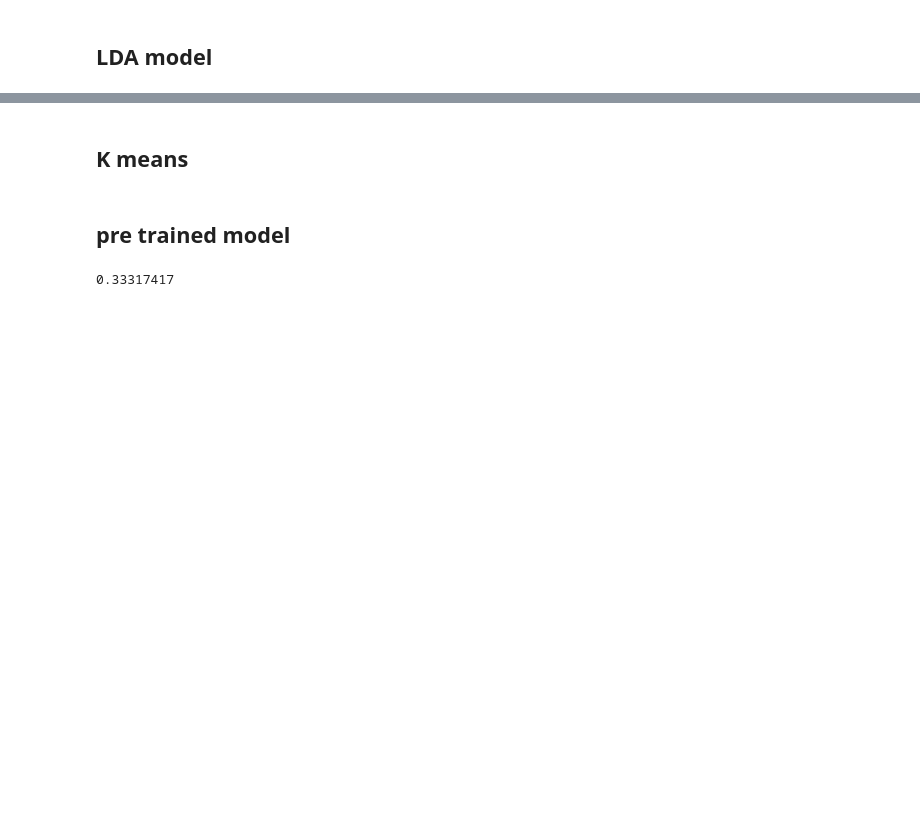
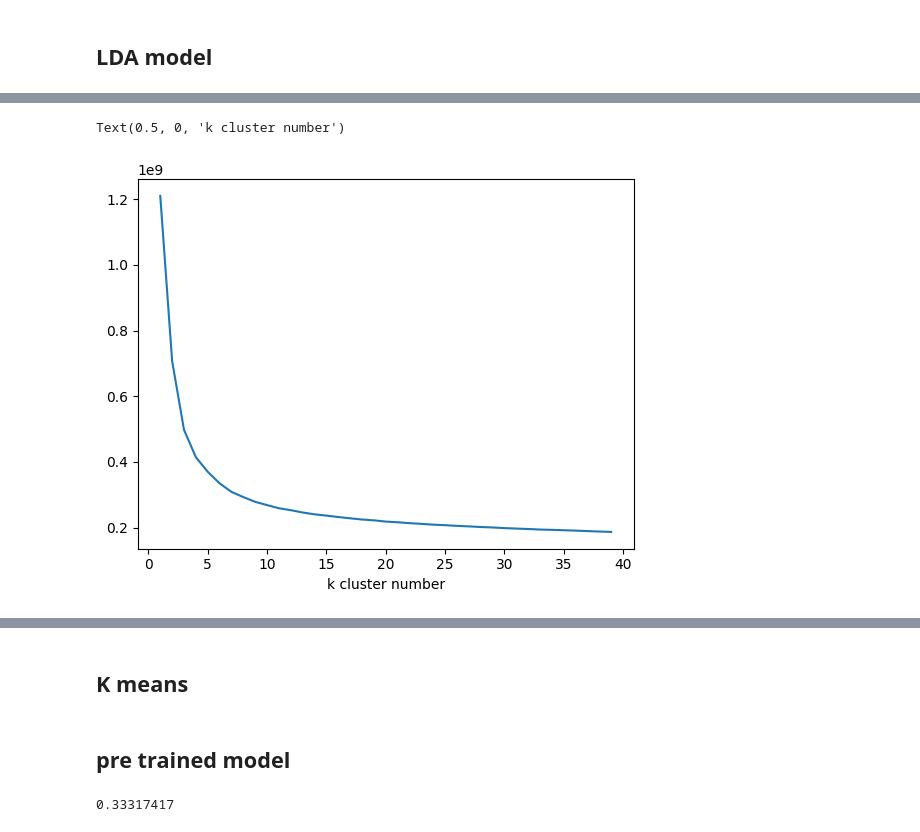
Before and after one commit to martafillol/affinity_at_scale, a Jupyter notebook: notebooks/LDA_model.ipynb, the cells around one changed output, grey strips where cells are left out. Saved outputs shown, nothing was run; the diff lists cells and outputs as text; code cells hidden in the pictures; blank space fills up the shorter version.

```diff
--- a/notebooks/LDA_model.ipynb
+++ b/notebooks/LDA_model.ipynb
@@ -195,2 +227,11 @@ See the caveats in the documentation: https://pandas.pydata.org/pandas-docs/stab
 # %% [markdown]
 ## LDA model
+# %%
+#vectorize
+import pandas as pd
+
+all_texts = pd.read_csv("/Users/martafillolbruguera/code/affinity_at_scale/data/all_texts.csv", sep=",")
+cleaned = pd.read_csv("/Users/martafillolbruguera/code/affinity_at_scale/data/cleaned.csv", sep=",")
+
+vectorizer = CountVectorizer()
+data_vectorized = vectorizer.fit_transform(all_texts['texts'])
@@ -197 +256,17 @@ See the caveats in the documentation: https://pandas.pydata.org/pandas-docs/stab
+# %%
+#kmeans to find the k number of clusters to use for the LDA
+import matplotlib.pyplot as plt
+
+
+inertias = []
+ks = range(1,40)
+for k in ks:
+    km_test = KMeans(n_clusters=k).fit(data_vectorized)
+    inertias.append(km_test.inertia_)
+
+plt.plot(ks, inertias)
+plt.xlabel('k cluster number')
+# %% [output]
+Text(0.5, 0, 'k cluster number')
+[figure, added]
 # %%
```
Also changed, not shown: parts of 17 cells of this notebook, 3 other files.
